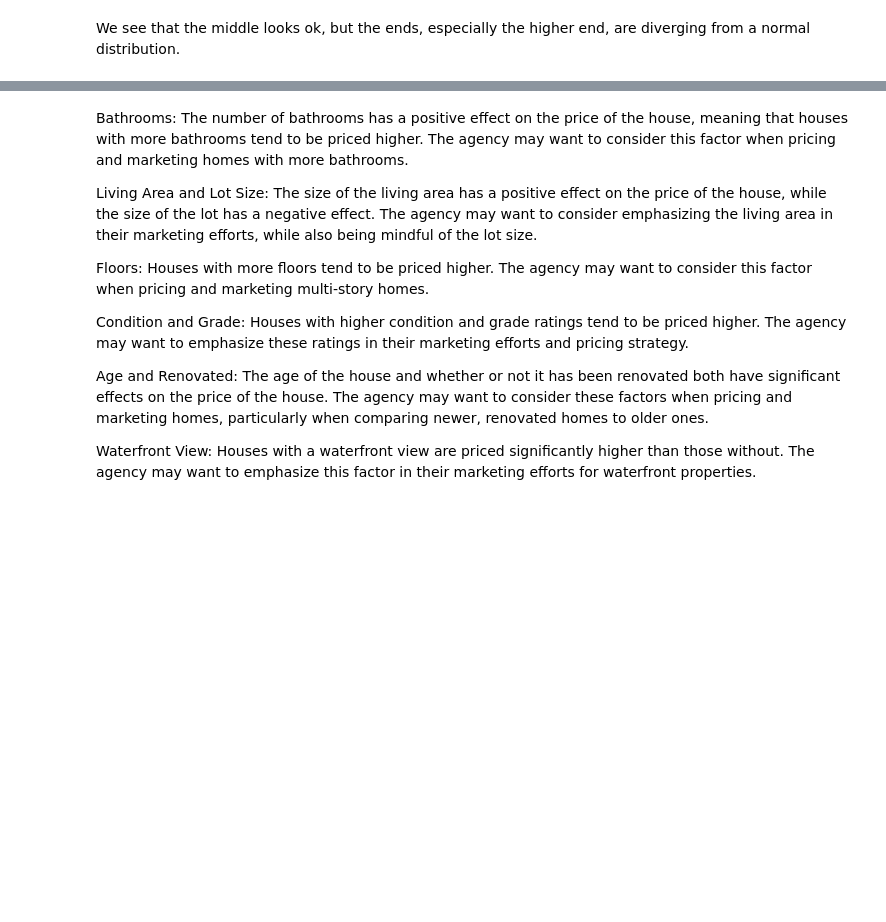
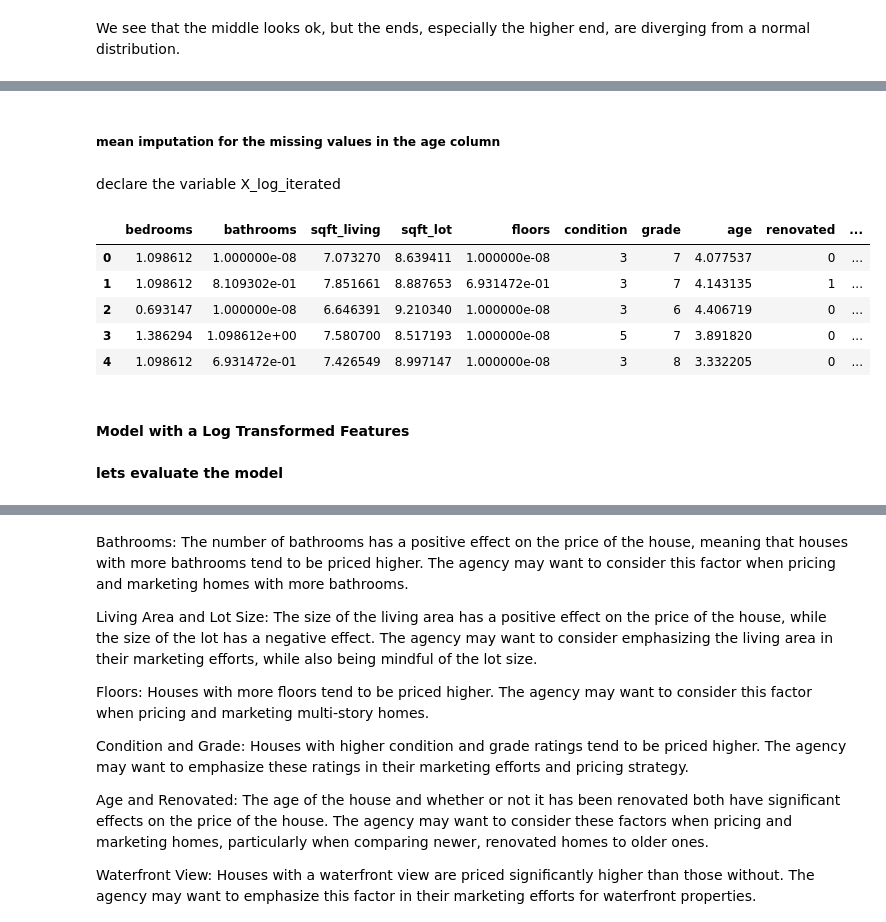
Before and after one commit to Isaac-Ndirangu-Muturi-749/Housing-Affordability-Analysis-in-King-County-Seattle, a Jupyter notebook: student.ipynb, the cells around one changed output, grey strips where cells are left out. Cells and saved outputs as stored; diff of their text form; code cells hidden in the pictures; blank space fills up the shorter version.

```diff
--- a/student.ipynb
+++ b/student.ipynb
@@ -956,0 +997,18 @@ print(predicted_price)
+# %% [markdown]
+##### mean imputation for the missing values in the age column
+# %%
+house_df['age'] = house_df['age'].fillna(house_df['age'].mean())
+# %% [markdown]
+declare the variable X_log_iterated
+# %%
+X_log_iterated=  house_df.drop(columns='price')
+X_log_iterated.head()
+# %% [output]
+|  | bedrooms | bathrooms | sqft_living | sqft_lot | floors | condition | grade | age | renovated | ... |
+| 0 | 1.098612 | 1.000000e-08 | 7.073270 | 8.639411 | 1.000000e-08 | 3 | 7 | 4.077537 | 0 | ... |
+| 1 | 1.098612 | 8.109302e-01 | 7.851661 | 8.887653 | 6.931472e-01 | 3 | 7 | 4.143135 | 1 | ... |
+| 2 | 0.693147 | 1.000000e-08 | 6.646391 | 9.210340 | 1.000000e-08 | 3 | 6 | 4.406719 | 0 | ... |
+| 3 | 1.386294 | 1.098612e+00 | 7.580700 | 8.517193 | 1.000000e-08 | 5 | 7 | 3.891820 | 0 | ... |
+| 4 | 1.098612 | 6.931472e-01 | 7.426549 | 8.997147 | 1.000000e-08 | 3 | 8 | 3.332205 | 0 | ... |
+# %% [markdown]
+#### Model with a Log Transformed Features
@@ -956,0 +1018,2 @@ print(predicted_price)
+# %% [markdown]
+**lets evaluate the model**
```
Also changed, not shown: parts of 47 cells of this notebook.
